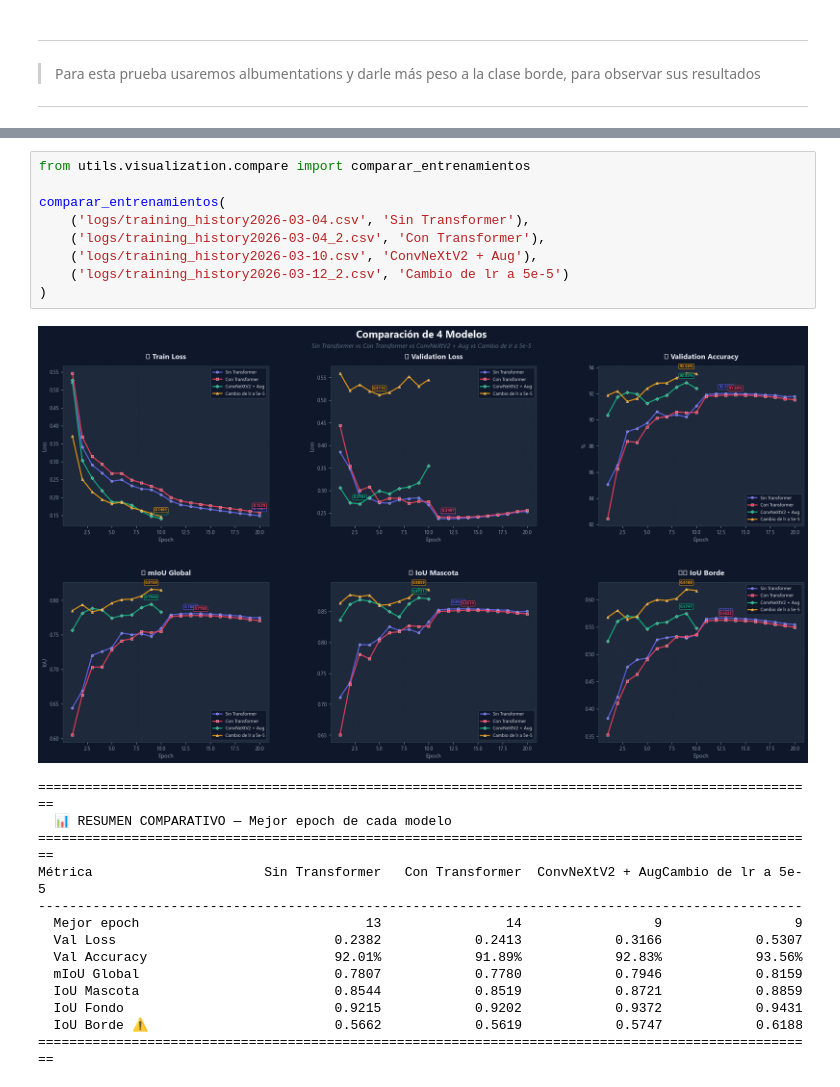
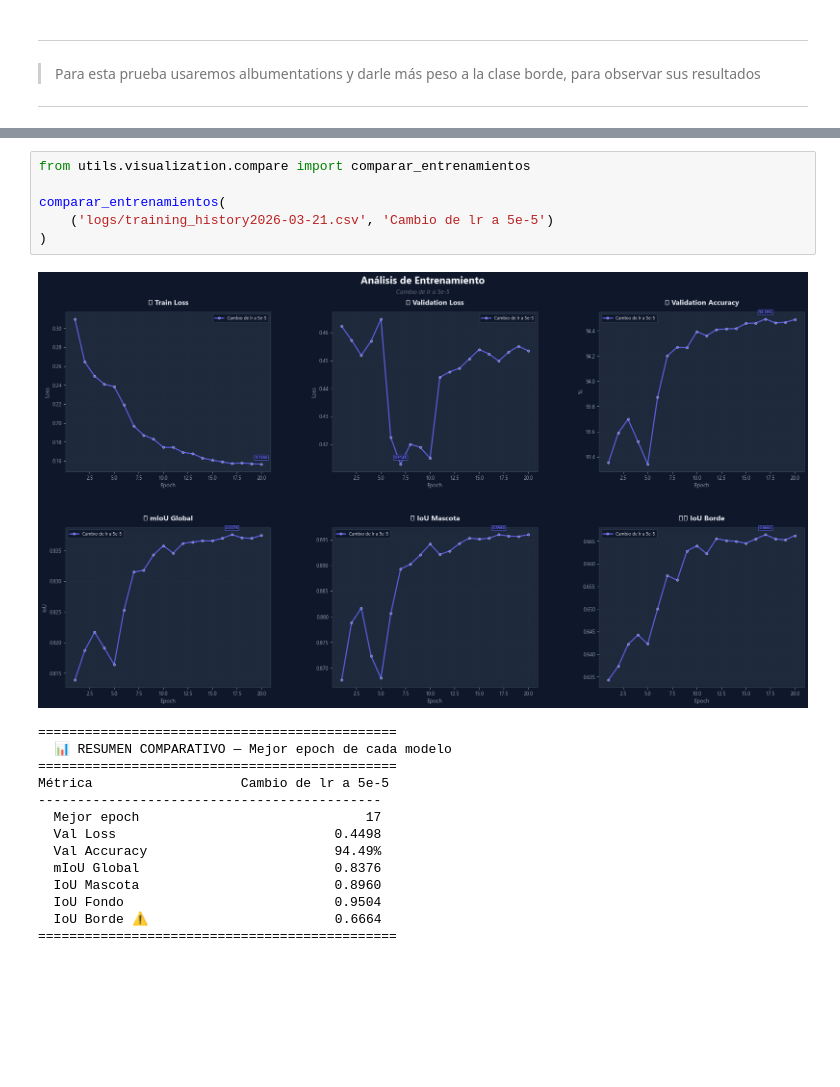
Before and after one commit to DiegoXAI-Shape/Abbadon, a Jupyter notebook: source/Daowa_maadV3.ipynb, the cells around one changed output, grey strips where cells are left out. Drawn from its saved outputs; the diff is of its cells as text; blank space fills up the shorter version.

```diff
--- a/source/Daowa_maadV3.ipynb
+++ b/source/Daowa_maadV3.ipynb
@@ -178,24 +177,21 @@ Epoch 10: Train Loss = 0.1461; Precision = 95.7215; Validation loss = 0.5453, Pr
 # %%
 from utils.visualization.compare import comparar_entrenamientos
 
 comparar_entrenamientos(
-    ('logs/training_history2026-03-04.csv', 'Sin Transformer'),
-    ('logs/training_history2026-03-04_2.csv', 'Con Transformer'),
-    ('logs/training_history2026-03-10.csv', 'ConvNeXtV2 + Aug'),
-    ('logs/training_history2026-03-12_2.csv', 'Cambio de lr a 5e-5')
+    ('logs/training_history2026-03-21.csv', 'Cambio de lr a 5e-5')
 )
 # %% [output]
-[figure, old version]
+[figure, new version]
-====================================================================================================
+==============================================
   📊 RESUMEN COMPARATIVO — Mejor epoch de cada modelo
-====================================================================================================
-Métrica                      Sin Transformer   Con Transformer  ConvNeXtV2 + AugCambio de lr a 5e-5
---------------------------------------------------------------------------------------------------
-  Mejor epoch                             13                14                 9                 9
-  Val Loss                            0.2382            0.2413            0.3166            0.5307
-  Val Accuracy                        92.01%            91.89%            92.83%            93.56%
-  mIoU Global                         0.7807            0.7780            0.7946            0.8159
-  IoU Mascota                         0.8544            0.8519            0.8721            0.8859
-  IoU Fondo                           0.9215            0.9202            0.9372            0.9431
-  IoU Borde ⚠️                        0.5662            0.5619            0.5747            0.6188
-====================================================================================================
+==============================================
+Métrica                   Cambio de lr a 5e-5
+--------------------------------------------
+  Mejor epoch                             17
+  Val Loss                            0.4498
+  Val Accuracy                        94.49%
+  mIoU Global                         0.8376
+  IoU Mascota                         0.8960
+  IoU Fondo                           0.9504
+  IoU Borde ⚠️                        0.6664
+==============================================
```
Also changed, not shown: parts of 4 cells of this notebook.
